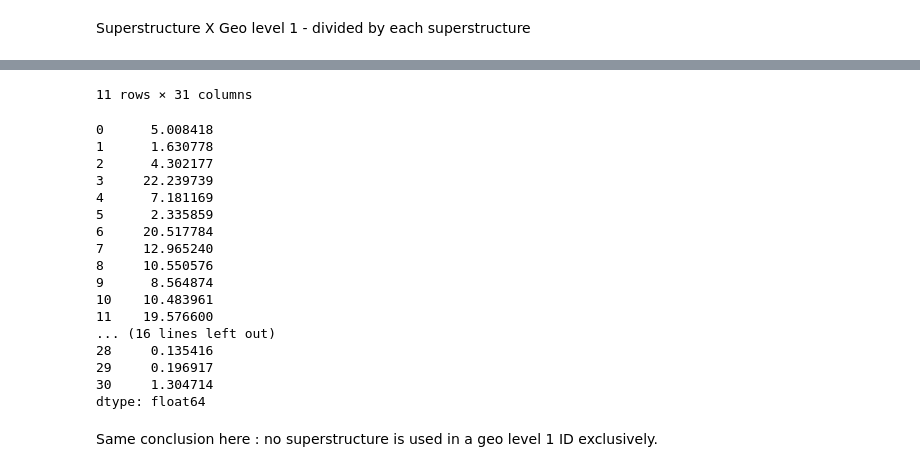
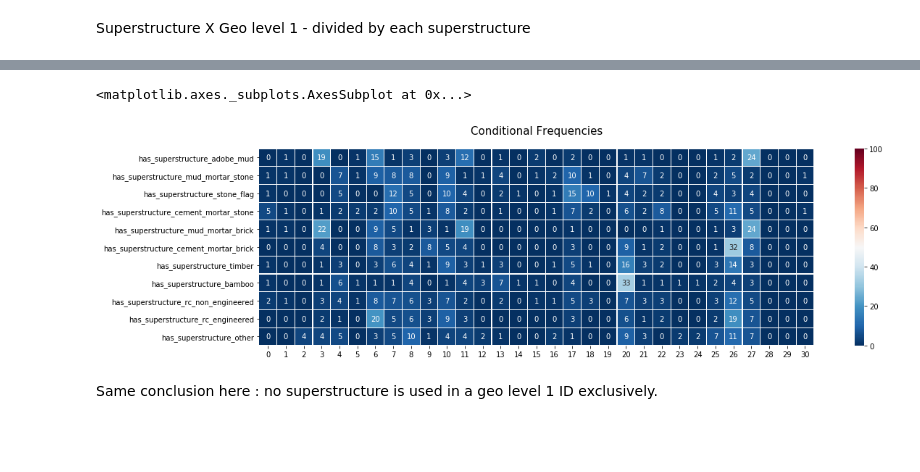
Before and after one commit to dechantoine/ModelingEarthquakeDamage, a Jupyter notebook: 2 - Exploration part. 2.ipynb, the cells around one changed output, grey strips where cells are left out. Saved outputs shown, nothing was run; the diff lists cells and outputs as text; code cells hidden in the pictures; blank space fills up the shorter version.

```diff
--- a/2 - Exploration part. 2.ipynb
+++ b/2 - Exploration part. 2.ipynb
@@ -94,5 +69,9 @@ twins = pd.DataFrame(index=col1, columns=col2)
 for i in twins.index:
     for c in twins.columns:
         twins.loc[i,c] = df[df['geo_level_1_id'] == c ][i].sum()/len(df[df[i] == 1 ])*100
-twins
+colormap = plt.cm.RdBu_r
+plt.figure(figsize=(20,5))
+plt.title('Conditional Frequencies', y=1.05, size=15)
+sns.heatmap(twins.fillna(100).astype(int) ,linewidths=0.1, vmax=100, vmin=0,
+            square=True, cmap=colormap, linecolor='white', annot=True)
 # %% [output]
@@ -111,24 +78,5 @@ twins
-11 rows × 31 columns
+<matplotlib.axes._subplots.AxesSubplot at 0x...>
+[figure, added]
-# %%
-twins.max()
-# %% [output]
-0      5.008418
-1      1.630778
-2      4.302177
-3     22.239739
-4      7.181169
-5      2.335859
-6     20.517784
-7     12.965240
-8     10.550576
-9      8.564874
-10    10.483961
-11    19.576600
-... (16 lines left out)
-28     0.135416
-29     0.196917
-30     1.304714
-dtype: float64
 # %% [markdown]
 Same conclusion here : no superstructure is used in a geo level 1 ID exclusively.
 # %% [markdown]
```
Also changed, not shown: parts of 27 cells of this notebook.
